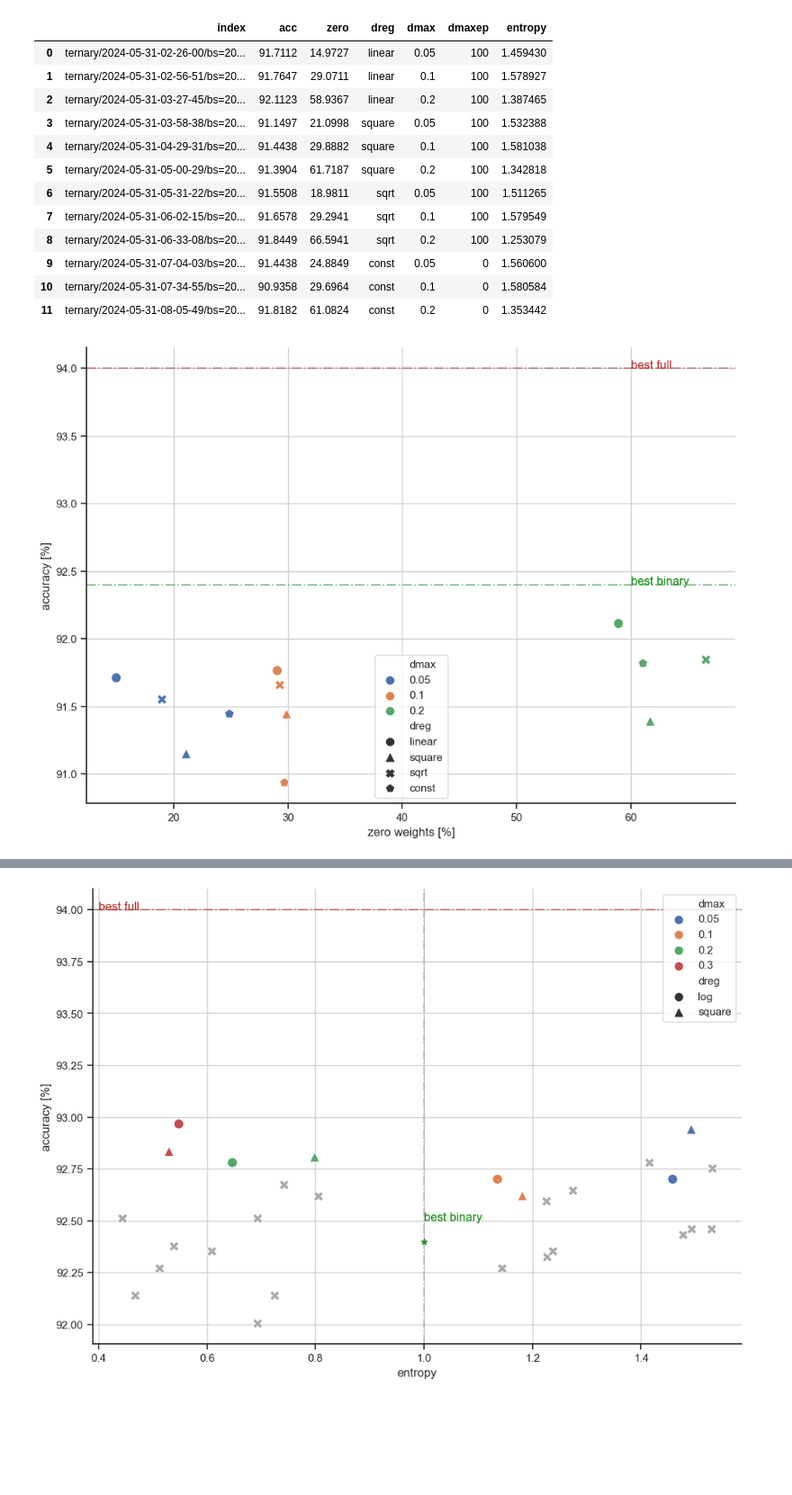
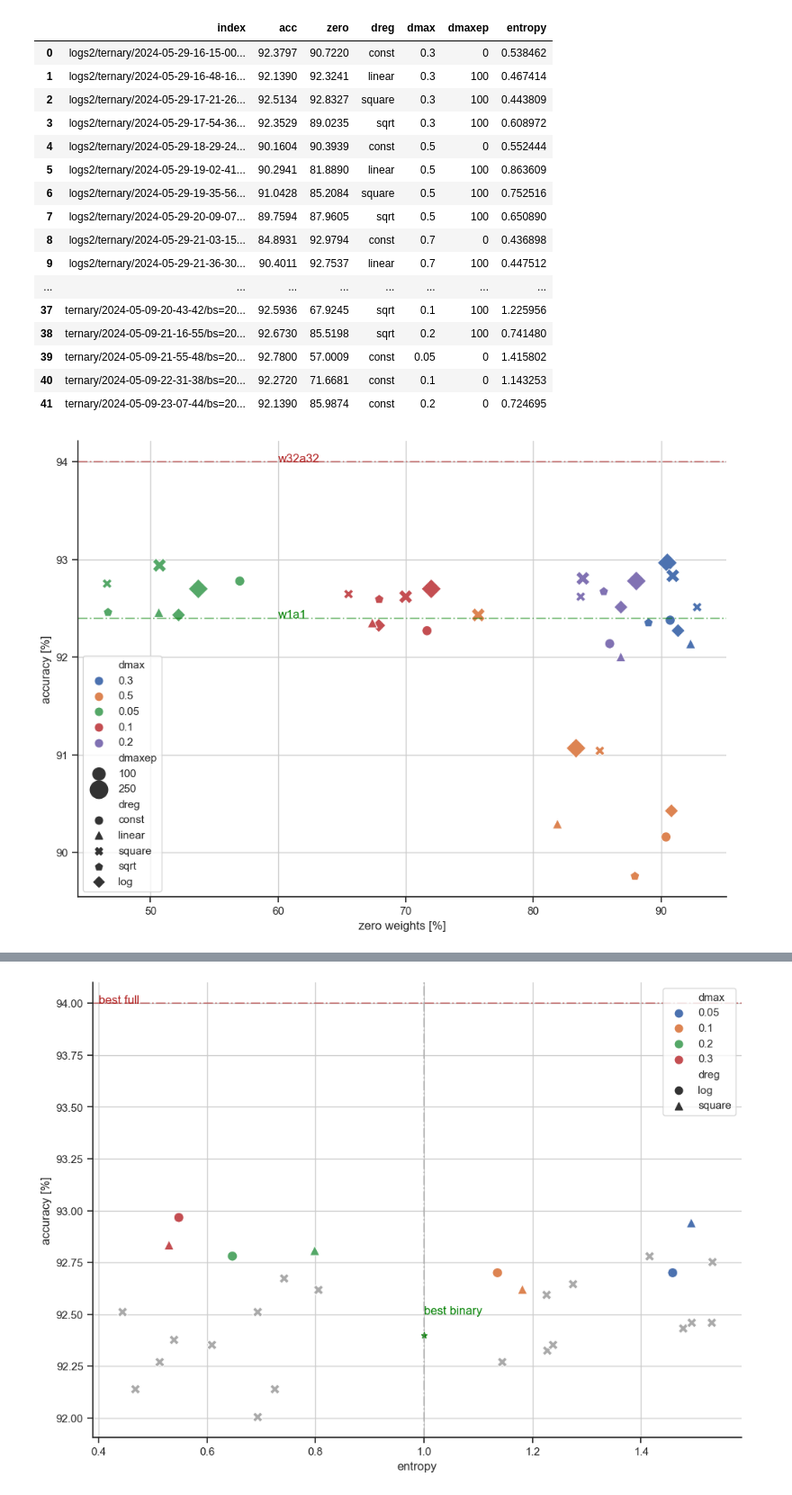
Before and after one commit to jackss011/gyro-classifier, a Jupyter notebook: chart.ipynb, the cells around one changed output, grey strips where cells are left out. Shown at 90% size. Saved outputs shown, nothing was run; the diff lists cells and outputs as text; code cells hidden in the pictures; blank space fills up the shorter version.

Commit message:
better charts

```diff
--- a/chart.ipynb
+++ b/chart.ipynb
@@ -153,11 +153,11 @@ ternary/2024-05-31-07-34-55/bs=200_lr=0.01_m=0.9_wd=0.0001_dreg=const_dmin=0.1_d
 ternary/2024-05-31-08-05-49/bs=200_lr=0.01_m=0.9_wd=0.0001_dreg=const_dmin=0.2_dmax=0.2_dmaxep=0_af32=Y, 61.0824
 """
 
-# acc = "\n".join([acc_1, acc_07, acc_log, acc_250])
-# zero = "\n".join([zero_1, zero_07, zero_log, zero_250])
+acc = "\n".join([acc_1, acc_07, acc_log, acc_250])
+zero = "\n".join([zero_1, zero_07, zero_log, zero_250])
 
-acc = acc_af32
-zero = zero_af32
+# acc = acc_af32
+# zero = zero_af32
 # %%
 def parse(text: str):
     res = {}
@@ -230,44 +234,49 @@ df['entropy'] = df['zero'].map(zero_to_entropy)
 df
 # %% [output]
 |  | index | acc | zero | dreg | dmax | dmaxep | entropy |
-| 0 | ternary/2024-05-31-02-26-00/bs=20... | 91.7112 | 14.9727 | linear | 0.05 | 100 | 1.459430 |
-| 1 | ternary/2024-05-31-02-56-51/bs=20... | 91.7647 | 29.0711 | linear | 0.1 | 100 | 1.578927 |
-| 2 | ternary/2024-05-31-03-27-45/bs=20... | 92.1123 | 58.9367 | linear | 0.2 | 100 | 1.387465 |
-| 3 | ternary/2024-05-31-03-58-38/bs=20... | 91.1497 | 21.0998 | square | 0.05 | 100 | 1.532388 |
-| 4 | ternary/2024-05-31-04-29-31/bs=20... | 91.4438 | 29.8882 | square | 0.1 | 100 | 1.581038 |
-| 5 | ternary/2024-05-31-05-00-29/bs=20... | 91.3904 | 61.7187 | square | 0.2 | 100 | 1.342818 |
-| 6 | ternary/2024-05-31-05-31-22/bs=20... | 91.5508 | 18.9811 | sqrt | 0.05 | 100 | 1.511265 |
-| 7 | ternary/2024-05-31-06-02-15/bs=20... | 91.6578 | 29.2941 | sqrt | 0.1 | 100 | 1.579549 |
-| 8 | ternary/2024-05-31-06-33-08/bs=20... | 91.8449 | 66.5941 | sqrt | 0.2 | 100 | 1.253079 |
-| 9 | ternary/2024-05-31-07-04-03/bs=20... | 91.4438 | 24.8849 | const | 0.05 | 0 | 1.560600 |
-| 10 | ternary/2024-05-31-07-34-55/bs=20... | 90.9358 | 29.6964 | const | 0.1 | 0 | 1.580584 |
-| 11 | ternary/2024-05-31-08-05-49/bs=20... | 91.8182 | 61.0824 | const | 0.2 | 0 | 1.353442 |
+| 0 | logs2/ternary/2024-05-29-16-15-00... | 92.3797 | 90.7220 | const | 0.3 | 0 | 0.538462 |
+| 1 | logs2/ternary/2024-05-29-16-48-16... | 92.1390 | 92.3241 | linear | 0.3 | 100 | 0.467414 |
+| 2 | logs2/ternary/2024-05-29-17-21-26... | 92.5134 | 92.8327 | square | 0.3 | 100 | 0.443809 |
+| 3 | logs2/ternary/2024-05-29-17-54-36... | 92.3529 | 89.0235 | sqrt | 0.3 | 100 | 0.608972 |
+| 4 | logs2/ternary/2024-05-29-18-29-24... | 90.1604 | 90.3939 | const | 0.5 | 0 | 0.552444 |
+| 5 | logs2/ternary/2024-05-29-19-02-41... | 90.2941 | 81.8890 | linear | 0.5 | 100 | 0.863609 |
+| 6 | logs2/ternary/2024-05-29-19-35-56... | 91.0428 | 85.2084 | square | 0.5 | 100 | 0.752516 |
+| 7 | logs2/ternary/2024-05-29-20-09-07... | 89.7594 | 87.9605 | sqrt | 0.5 | 100 | 0.650890 |
+| 8 | logs2/ternary/2024-05-29-21-03-15... | 84.8931 | 92.9794 | const | 0.7 | 0 | 0.436898 |
+| 9 | logs2/ternary/2024-05-29-21-36-30... | 90.4011 | 92.7537 | linear | 0.7 | 100 | 0.447512 |
+| ... | ... | ... | ... | ... | ... | ... | ... |
+| 37 | ternary/2024-05-09-20-43-42/bs=20... | 92.5936 | 67.9245 | sqrt | 0.1 | 100 | 1.225956 |
+| 38 | ternary/2024-05-09-21-16-55/bs=20... | 92.6730 | 85.5198 | sqrt | 0.2 | 100 | 0.741480 |
+| 39 | ternary/2024-05-09-21-55-48/bs=20... | 92.7800 | 57.0009 | const | 0.05 | 0 | 1.415802 |
+| 40 | ternary/2024-05-09-22-31-38/bs=20... | 92.2720 | 71.6681 | const | 0.1 | 0 | 1.143253 |
+| 41 | ternary/2024-05-09-23-07-44/bs=20... | 92.1390 | 85.9874 | const | 0.2 | 0 | 0.724695 |
 # %%
 df1 = df.copy()
-df1 = df1[df1['dmaxep'].astype(float) < 200]
+# df1 = df1[df1['dmaxep'].astype(float) < 200]
+df1['dmaxep'] = df1['dmaxep'].apply(lambda x: max(int(x), 100))
 y_low = floor(df['acc'].min())
 best_binary = 92.4
 best_full = 94.0
 do_zoom = True
 
 if do_zoom:
-    df1 = df1[df1['dmax'].astype(float) < 0.4]
+    df1 = df1[df1['dmax'].astype(float) < 0.6]
     y_low = floor(df1['acc'].min())
 
 # y_low = 91
-g = sns.scatterplot(df1, x="zero", y="acc", hue="dmax", style="dreg", markers=['o', '^', 'X', 'p', 'D'], s=100)
+g = sns.scatterplot(df1, x="zero", y="acc", hue="dmax", style="dreg", size="dmaxep", legend='full', markers=['o', '^', 'X', 'p', 'D'], sizes=(100, 200))
 g.legend(markerscale=1.25)
 plt.xlabel("zero weights [%]")
 plt.ylabel("accuracy [%]")
 if not do_zoom:
     plt.yticks([x for x in range(y_low, 94+1)])
 
 plt.axhline(best_full, 0, 100, alpha=0.5, c='firebrick', linestyle='-.')
-plt.annotate("best full", xy=(60, best_full), c='firebrick')
+plt.annotate("w32a32", xy=(60, best_full), c='firebrick')
 plt.axhline(best_binary, 0, 100, alpha=0.5, c='green', linestyle='-.')
-plt.annotate("best binary", xy=(60, best_binary), c='green')
+plt.annotate("w1a1", xy=(60, best_binary), c='green')
 
 plt.grid('both')
 # %% [output]
-[figure, old version]
+[figure, new version]
 # %%
```
Also changed, not shown: parts of 3 cells of this notebook, 4 other files.
